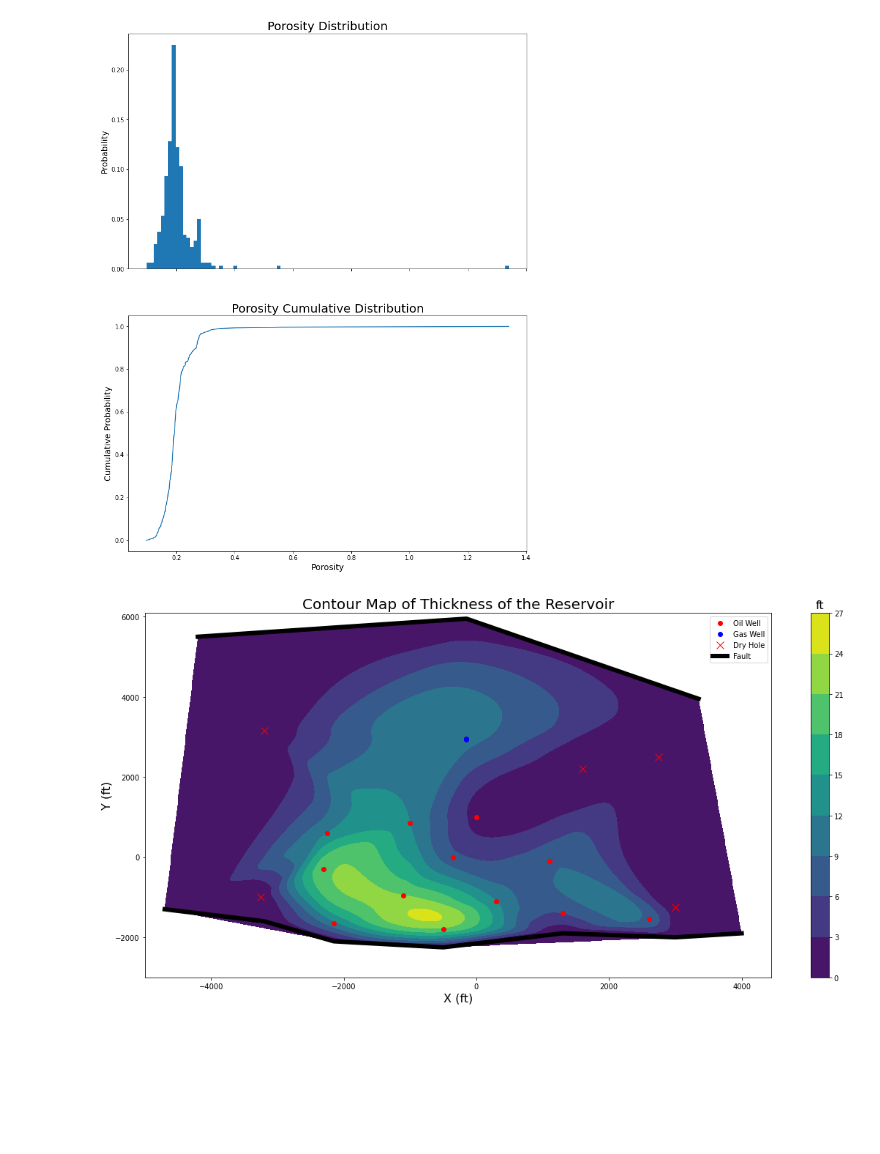
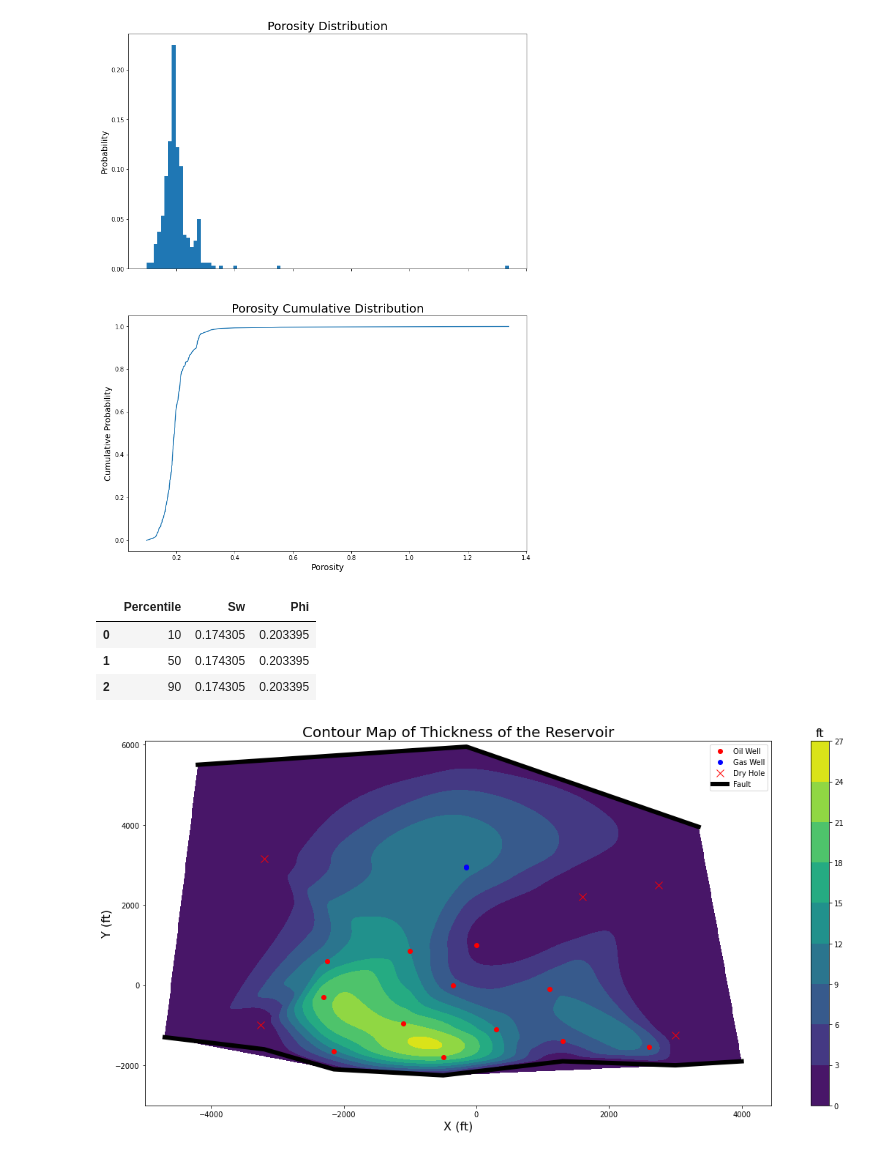
Before and after one commit to zzk413/PGE_Senior_Design_2021_Fall, a Jupyter notebook: Log_interpretation.ipynb, the cells around one changed output. Drawn from its saved outputs; the diff is of its cells as text; code cells hidden in the pictures; blank space fills up the shorter version.

```diff
--- a/Log_interpretation.ipynb
+++ b/Log_interpretation.ipynb
@@ -125,8 +115,14 @@ Text(0.5, 1.0, 'Porosity Cumulative Distribution')
 # %%
 temp_dict={'Percentile':[10,50,90],
            'Sw':[np.percentile(Sw,10),np.percentile(Sw,50),np.percentile(Sw,90)],
            'Phi':[np.percentile(Phi,10),np.percentile(Phi,50),np.percentile(Phi,90)]}
 pd.DataFrame(temp_dict).to_csv('Sw_Phi_percentile_table.csv')
+pd.DataFrame(temp_dict)
+# %% [output]
+|  | Percentile | Sw | Phi |
+| 0 | 10 | 0.174305 | 0.203395 |
+| 1 | 50 | 0.174305 | 0.203395 |
+| 2 | 90 | 0.174305 | 0.203395 |
 # %%
 df=pd.read_csv('Contour_data.csv')
 df['x']=df['x']*1000;df['y']=df['y']*1000
```
Also changed, not shown: parts of 9 cells of this notebook.
